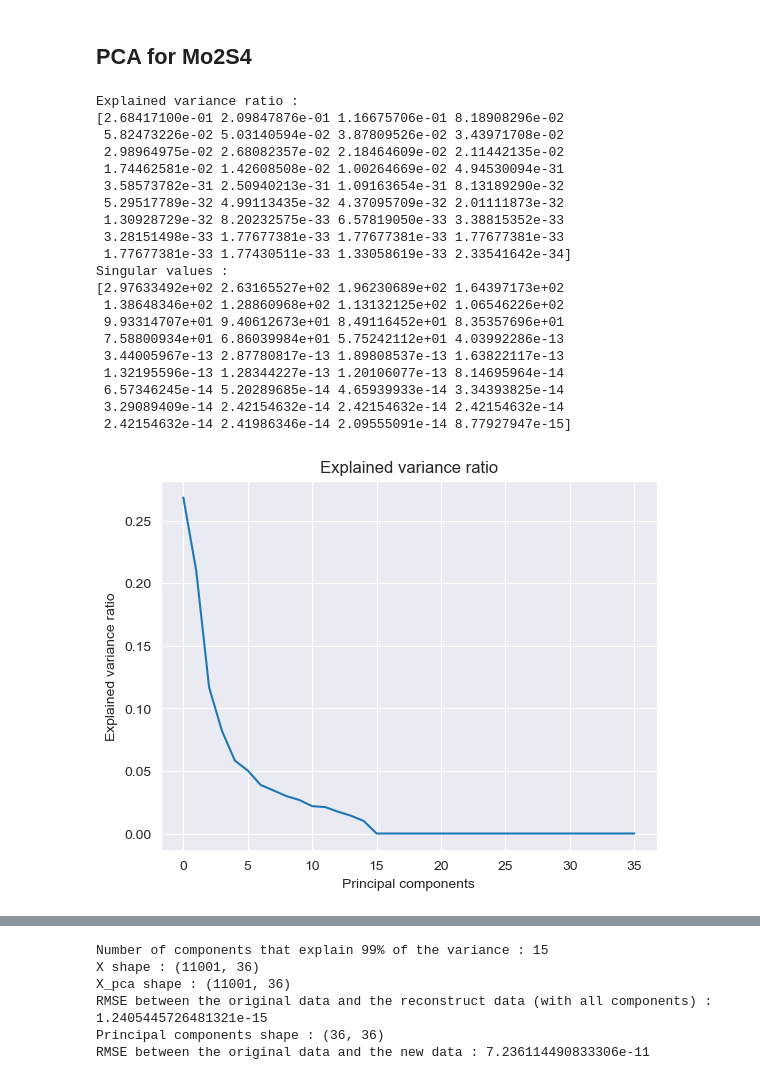
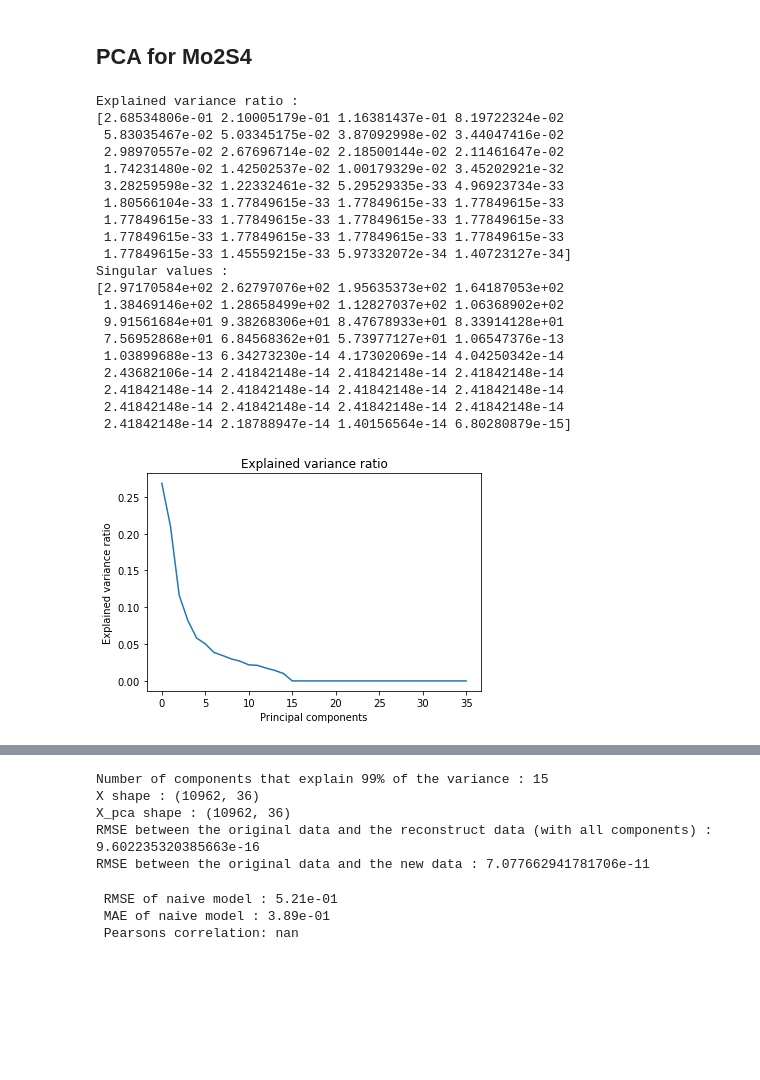
Before and after one commit to lucasboistay/molecular_dynamics, a Jupyter notebook: main.ipynb, the cells around one changed output, grey strips where cells are left out. Cells and saved outputs as stored; diff of their text form; code cells hidden in the pictures; blank space fills up the shorter version.

```diff
--- a/main.ipynb
+++ b/main.ipynb
@@ -1571,36 +1777,40 @@ RMSE between the original data and the new data : 0.031227781484453834
 # %%
 # Let's configure a PCA for Mo2S4 (36 features)
 
 X = np.genfromtxt('data/txt/MO2S4.txt')
+
+y = get_energies_MO2S4()
+
+X, y = filter_energy(X,y)
 
 scaler = StandardScaler()
 X_scaled = scaler.fit_transform(X)
 
 X_pca, X_principal_components = pca_analysis(X_scaled, 36, 'mo2s4')
 
 # RMSE reconstructed data vs original data
 
 X_reconstructed = reconstruct_data(X_pca, X_principal_components)
 compare_pca_with_raw_data(X_reconstructed, X_scaled)
 # %% [output]
 Explained variance ratio :
-[2.68417100e-01 2.09847876e-01 1.16675706e-01 8.18908296e-02
- 5.82473226e-02 5.03140594e-02 3.87809526e-02 3.43971708e-02
- 2.98964975e-02 2.68082357e-02 2.18464609e-02 2.11442135e-02
- 1.74462581e-02 1.42608508e-02 1.00264669e-02 4.94530094e-31
- 3.58573782e-31 2.50940213e-31 1.09163654e-31 8.13189290e-32
- 5.29517789e-32 4.99113435e-32 4.37095709e-32 2.01111873e-32
- 1.30928729e-32 8.20232575e-33 6.57819050e-33 3.38815352e-33
- 3.28151498e-33 1.77677381e-33 1.77677381e-33 1.77677381e-33
- 1.77677381e-33 1.77430511e-33 1.33058619e-33 2.33541642e-34]
+[2.68534806e-01 2.10005179e-01 1.16381437e-01 8.19722324e-02
+ 5.83035467e-02 5.03345175e-02 3.87092998e-02 3.44047416e-02
+ 2.98970557e-02 2.67696714e-02 2.18500144e-02 2.11461647e-02
+ 1.74231480e-02 1.42502537e-02 1.00179329e-02 3.45202921e-32
+ 3.28259598e-32 1.22332461e-32 5.29529335e-33 4.96923734e-33
+ 1.80566104e-33 1.77849615e-33 1.77849615e-33 1.77849615e-33
+ 1.77849615e-33 1.77849615e-33 1.77849615e-33 1.77849615e-33
+ 1.77849615e-33 1.77849615e-33 1.77849615e-33 1.77849615e-33
+ 1.77849615e-33 1.45559215e-33 5.97332072e-34 1.40723127e-34]
 Singular values :
-[2.97633492e+02 2.63165527e+02 1.96230689e+02 1.64397173e+02
- 1.38648346e+02 1.28860968e+02 1.13132125e+02 1.06546226e+02
- 9.93314707e+01 9.40612673e+01 8.49116452e+01 8.35357696e+01
- 7.58800934e+01 6.86039984e+01 5.75242112e+01 4.03992286e-13
- 3.44005967e-13 2.87780817e-13 1.89808537e-13 1.63822117e-13
- 1.32195596e-13 1.28344227e-13 1.20106077e-13 8.14695964e-14
- 6.57346245e-14 5.20289685e-14 4.65939933e-14 3.34393825e-14
- 3.29089409e-14 2.42154632e-14 2.42154632e-14 2.42154632e-14
- 2.42154632e-14 2.41986346e-14 2.09555091e-14 8.77927947e-15]
+[2.97170584e+02 2.62797076e+02 1.95635373e+02 1.64187053e+02
+ 1.38469146e+02 1.28658499e+02 1.12827037e+02 1.06368902e+02
+ 9.91561684e+01 9.38268306e+01 8.47678933e+01 8.33914128e+01
+ 7.56952868e+01 6.84568362e+01 5.73977127e+01 1.06547376e-13
+ 1.03899688e-13 6.34273230e-14 4.17302069e-14 4.04250342e-14
+ 2.43682106e-14 2.41842148e-14 2.41842148e-14 2.41842148e-14
+ 2.41842148e-14 2.41842148e-14 2.41842148e-14 2.41842148e-14
+ 2.41842148e-14 2.41842148e-14 2.41842148e-14 2.41842148e-14
+ 2.41842148e-14 2.18788947e-14 1.40156564e-14 6.80280879e-15]
-[figure, old version]
+[figure, new version]
@@ -1608,6 +1818,27 @@ Singular values :
 Number of components that explain 99% of the variance : 15
-X shape : (11001, 36)
-X_pca shape : (11001, 36)
-RMSE between the original data and the reconstruct data (with all components) : 1.2405445726481321e-15
-Principal components shape : (36, 36)
-RMSE between the original data and the new data : 7.236114490833306e-11
+X shape : (10962, 36)
+X_pca shape : (10962, 36)
+RMSE between the original data and the reconstruct data (with all components) : 9.602235320385663e-16
+RMSE between the original data and the new data : 7.077662941781706e-11
+# %%
+# naive model for zundel
+
+y_pred = np.full(len(y), np.mean(y))
+
+score = mean_squared_error(y, y_pred)
+
+#RMSE
+
+print(f" RMSE of naive model : {np.sqrt(score):.2e}")
+
+#MAE
+
+print(f" MAE of naive model : {np.mean(np.abs(y_pred - y)):.2e}")
+
+corr, _ = pearsonr(y, y_pred)
+
+print(' Pearsons correlation: %.3f' % corr)
+# %% [output]
+ RMSE of naive model : 5.21e-01
+ MAE of naive model : 3.89e-01
+ Pearsons correlation: nan
```
Also changed, not shown: parts of 22 cells of this notebook, 4 other files.
